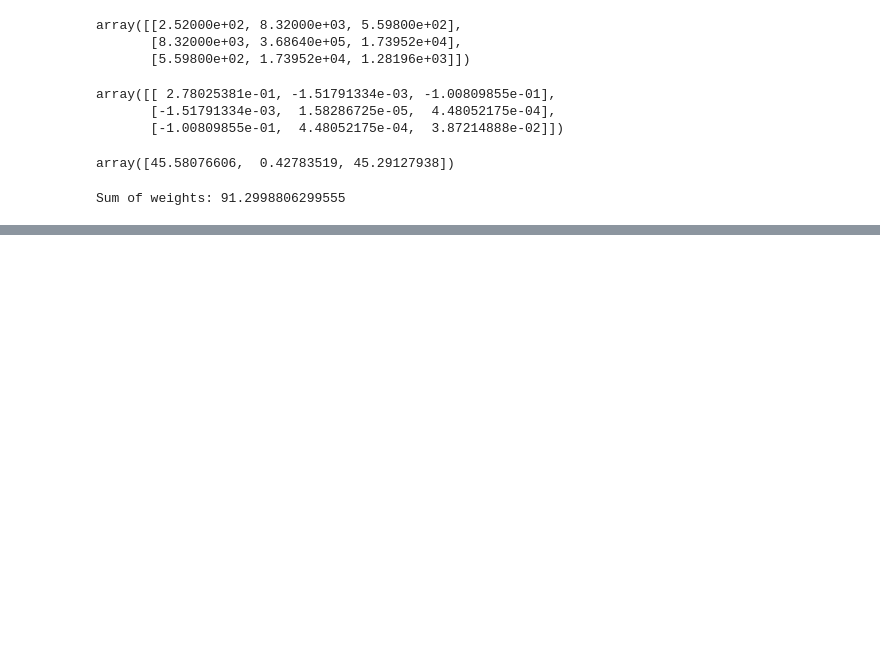
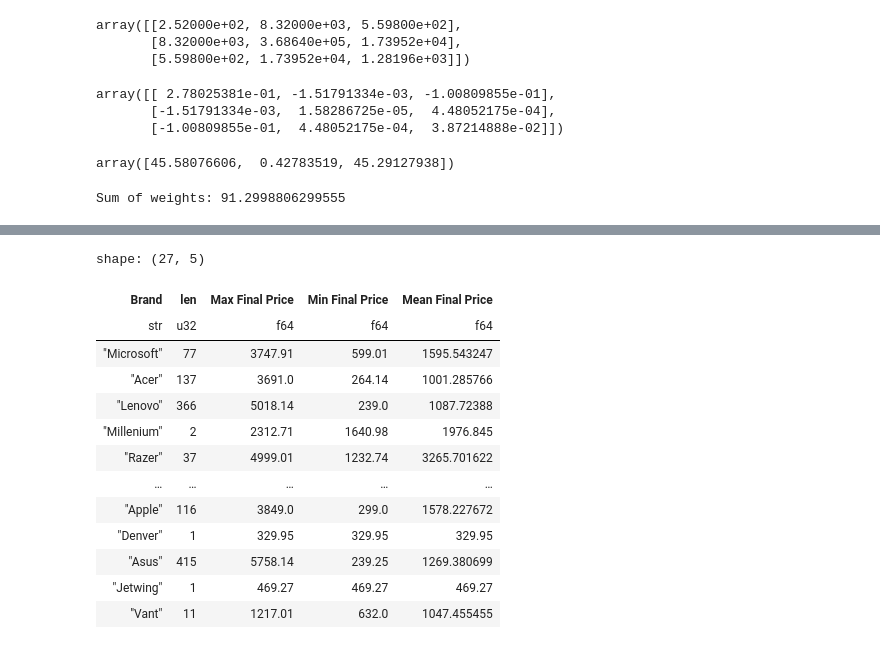
Before and after one commit to NikkiSatmaka/ml-zoomcamp, a Jupyter notebook: notebooks/homework_01.ipynb, the cells around one changed output, grey strips where cells are left out. Drawn from its saved outputs; the diff is of its cells as text; code cells hidden in the pictures; blank space fills up the shorter version.

```diff
--- a/notebooks/homework_01.ipynb
+++ b/notebooks/homework_01.ipynb
@@ -207,0 +234,22 @@ Sum of weights: 91.2998806299555
+# %%
+df.group_by(pl.col("Brand")).agg(
+    pl.len(),
+    pl.col("Final Price").max().alias("Max Final Price"),
+    pl.col("Final Price").min().alias("Min Final Price"),
+    pl.col("Final Price").mean().alias("Mean Final Price"),
+)
+# %% [output]
+shape: (27, 5)
+| Brand | len | Max Final Price | Min Final Price | Mean Final Price |
+| str | u32 | f64 | f64 | f64 |
+| "Microsoft" | 77 | 3747.91 | 599.01 | 1595.543247 |
+| "Acer" | 137 | 3691.0 | 264.14 | 1001.285766 |
+| "Lenovo" | 366 | 5018.14 | 239.0 | 1087.72388 |
+| "Millenium" | 2 | 2312.71 | 1640.98 | 1976.845 |
+| "Razer" | 37 | 4999.01 | 1232.74 | 3265.701622 |
+| … | … | … | … | … |
+| "Apple" | 116 | 3849.0 | 299.0 | 1578.227672 |
+| "Denver" | 1 | 329.95 | 329.95 | 329.95 |
+| "Asus" | 415 | 5758.14 | 239.25 | 1269.380699 |
+| "Jetwing" | 1 | 469.27 | 469.27 | 469.27 |
+| "Vant" | 11 | 1217.01 | 632.0 | 1047.455455 |
```
Also changed, not shown: parts of 6 cells of this notebook.
